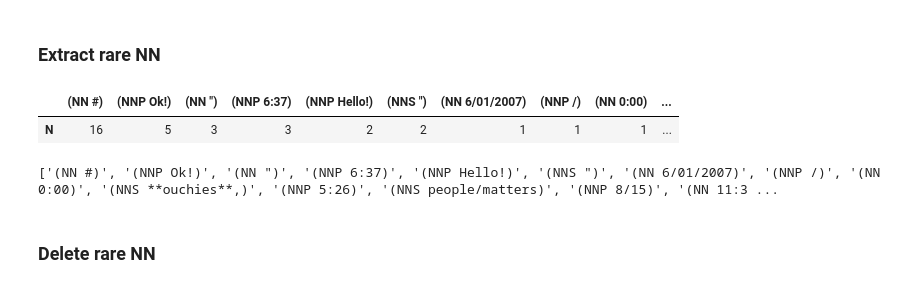
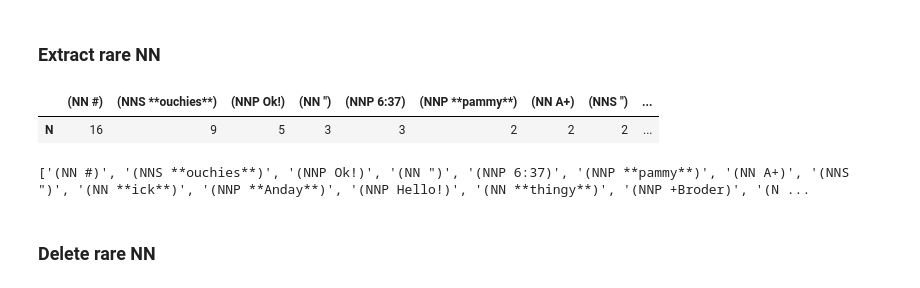
Before and after one commit to v-urushkin/ontonotesv5-extract-cfg, a Jupyter notebook: extract_grammar.ipynb, the cells around one changed output. Saved outputs shown, nothing was run; the diff lists cells and outputs as text; code cells hidden in the pictures.

```diff
--- a/extract_grammar.ipynb
+++ b/extract_grammar.ipynb
@@ -601,24 +601,24 @@ len(ontn_sentc_tree_prc11)
 # %%
 nn_nt = dict()
 for i, sent in enumerate(ontn_sentc_tree_prc11):
     substr = "(NN"
     if substr in sent['parse_tree']:
         extractions = extract_all_spec_substring(sent['parse_tree'], substr)
         for extraction in extractions:
-            if has_substring(extraction, [',', '"', '!', '?', '/', '\\', '@', '#', ';', ':', '№', '`']):
+            if has_substring(extraction, [',', '"', '!', '?', '/', '\\', '@', '#', ';', ':', '№', '`', '+', '=', '*', '^']):
                 if extraction in nn_nt.keys():
                     nn_nt[extraction] += 1
                 else:
                     nn_nt[extraction] = 1
 nn_nt = pd.Series(nn_nt, name='N').to_frame()
 nn_nt = nn_nt.sort_values('N', ascending=False)
 display(nn_nt.T)
 del_nn = nn_nt.index.to_list()
 print(del_nn)
 # %% [output]
-|  | (NN #) | (NNP Ok!) | (NN ") | (NNP 6:37) | (NNP Hello!) | (NNS ") | (NN 6/01/2007) | (NNP /) | (NN 0:00) | ... |
-| N | 16 | 5 | 3 | 3 | 2 | 2 | 1 | 1 | 1 | ... |
+|  | (NN #) | (NNS **ouchies**) | (NNP Ok!) | (NN ") | (NNP 6:37) | (NNP **pammy**) | (NN A+) | (NNS ") | ... |
+| N | 16 | 9 | 5 | 3 | 3 | 2 | 2 | 2 | ... |
-['(NN #)', '(NNP Ok!)', '(NN ")', '(NNP 6:37)', '(NNP Hello!)', '(NNS ")', '(NN 6/01/2007)', '(NNP /)', '(NN 0:00)', '(NNS **ouchies**,)', '(NNP 5:26)', '(NNS people/matters)', '(NNP 8/15)', '(NN 11:3 ...
+['(NN #)', '(NNS **ouchies**)', '(NNP Ok!)', '(NN ")', '(NNP 6:37)', '(NNP **pammy**)', '(NN A+)', '(NNS ")', '(NN **ick**)', '(NNP **Anday**)', '(NNP Hello!)', '(NN **thingy**)', '(NNP +Broder)', '(N ...
 # %% [markdown]
 ### Delete rare NN
 # %%
```
Also changed, not shown: parts of 91 cells of this notebook, 2 other files.
